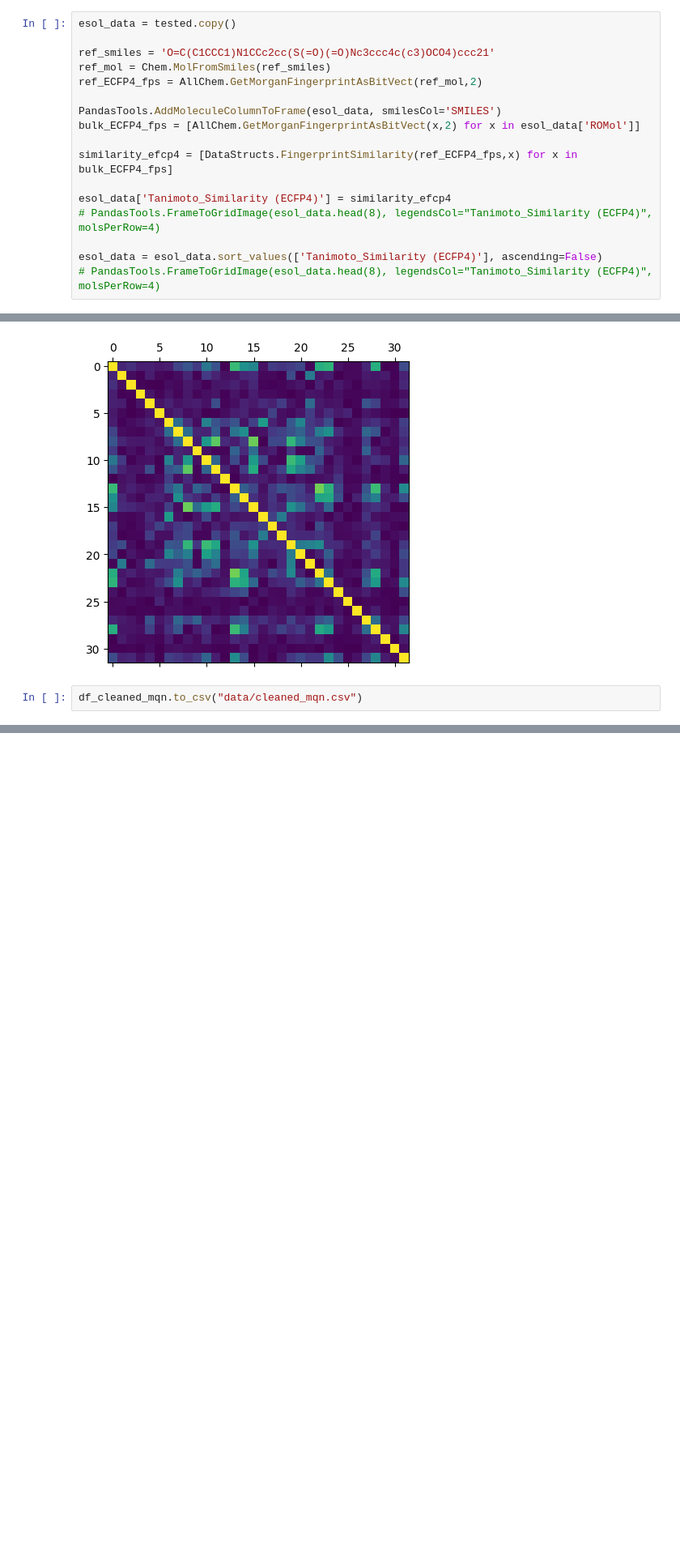
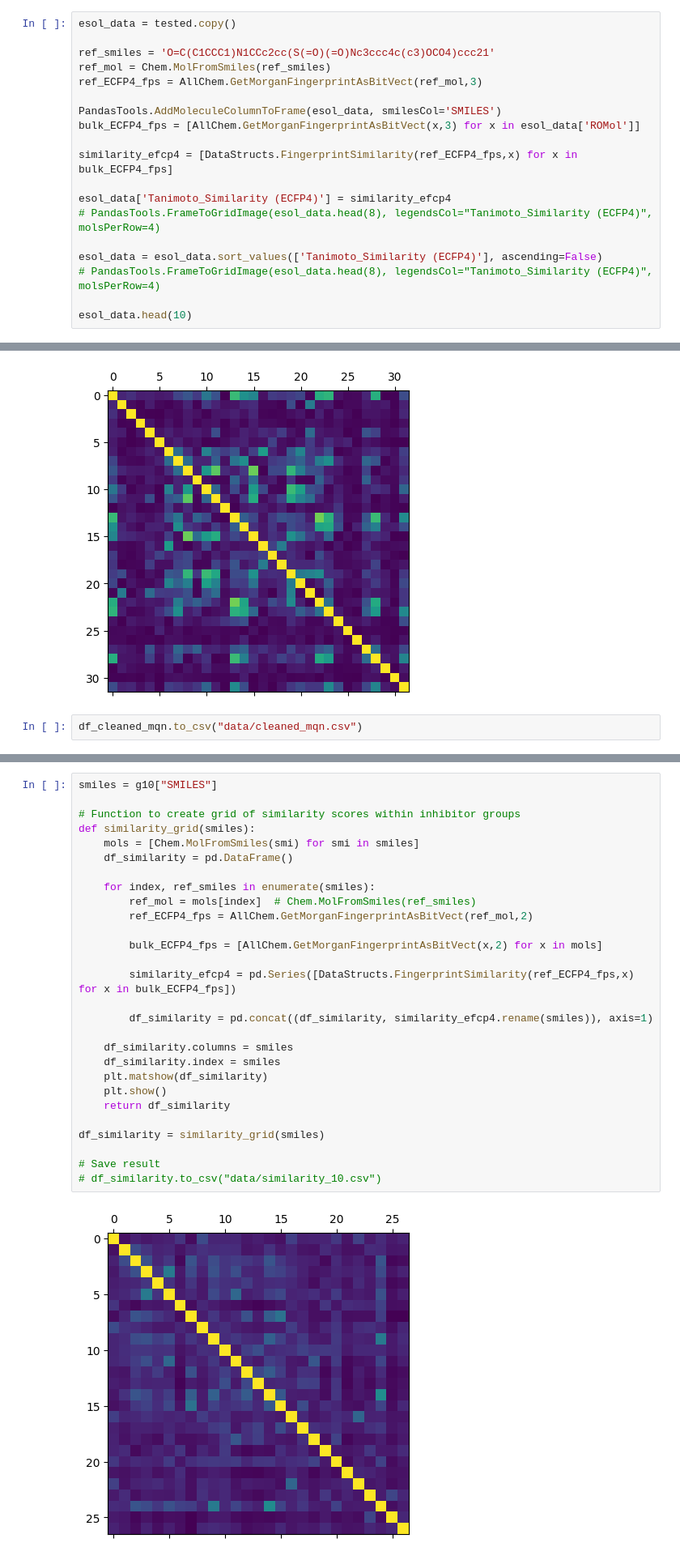
Before and after one commit to Floris-DW/8CC00group7, a Jupyter notebook: EDA & preprocessing.ipynb, the cells around one changed output, grey strips where cells are left out. Shown at 81% size. Drawn from its saved outputs; the diff is of its cells as text; blank space fills up the shorter version.

Commit message:
data update

```diff
--- a/EDA & preprocessing.ipynb
+++ b/EDA & preprocessing.ipynb
@@ -352,10 +313,10 @@ esol_data = tested.copy()
 
 ref_smiles = 'O=C(C1CCC1)N1CCc2cc(S(=O)(=O)Nc3ccc4c(c3)OCO4)ccc21'
 ref_mol = Chem.MolFromSmiles(ref_smiles)
-ref_ECFP4_fps = AllChem.GetMorganFingerprintAsBitVect(ref_mol,2)
+ref_ECFP4_fps = AllChem.GetMorganFingerprintAsBitVect(ref_mol,3)
 
 PandasTools.AddMoleculeColumnToFrame(esol_data, smilesCol='SMILES')
-bulk_ECFP4_fps = [AllChem.GetMorganFingerprintAsBitVect(x,2) for x in esol_data['ROMol']]
+bulk_ECFP4_fps = [AllChem.GetMorganFingerprintAsBitVect(x,3) for x in esol_data['ROMol']]
 
 similarity_efcp4 = [DataStructs.FingerprintSimilarity(ref_ECFP4_fps,x) for x in bulk_ECFP4_fps]
 
@@ -364,3 +325,5 @@ esol_data['Tanimoto_Similarity (ECFP4)'] = similarity_efcp4
 
 esol_data = esol_data.sort_values(['Tanimoto_Similarity (ECFP4)'], ascending=False)
 # PandasTools.FrameToGridImage(esol_data.head(8), legendsCol="Tanimoto_Similarity (ECFP4)", molsPerRow=4)
+
+esol_data.head(10)
@@ -436,0 +503,30 @@ df_cleaned_mqn.to_csv("data/cleaned_mqn.csv")
+# %%
+smiles = g10["SMILES"]
+
+# Function to create grid of similarity scores within inhibitor groups
+def similarity_grid(smiles):
+    mols = [Chem.MolFromSmiles(smi) for smi in smiles]
+    df_similarity = pd.DataFrame()
+
+    for index, ref_smiles in enumerate(smiles):
+        ref_mol = mols[index]  # Chem.MolFromSmiles(ref_smiles)
+        ref_ECFP4_fps = AllChem.GetMorganFingerprintAsBitVect(ref_mol,2)
+
+        bulk_ECFP4_fps = [AllChem.GetMorganFingerprintAsBitVect(x,2) for x in mols]
+
+        similarity_efcp4 = pd.Series([DataStructs.FingerprintSimilarity(ref_ECFP4_fps,x) for x in bulk_ECFP4_fps])
+
+        df_similarity = pd.concat((df_similarity, similarity_efcp4.rename(smiles)), axis=1)
+
+    df_similarity.columns = smiles
+    df_similarity.index = smiles
+    plt.matshow(df_similarity)
+    plt.show()
+    return df_similarity
+
+df_similarity = similarity_grid(smiles)
+
+# Save result
+# df_similarity.to_csv("data/similarity_10.csv")
+# %% [output]
+[figure, added]
```
Also changed, not shown: parts of 18 cells of this notebook, 4 other files.
